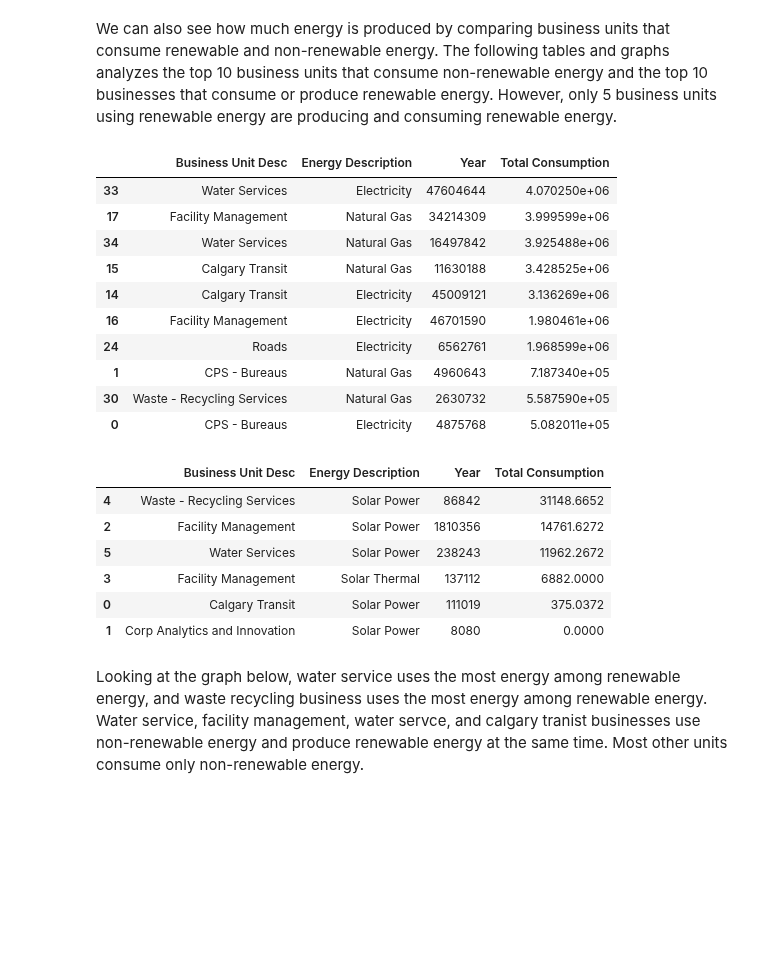
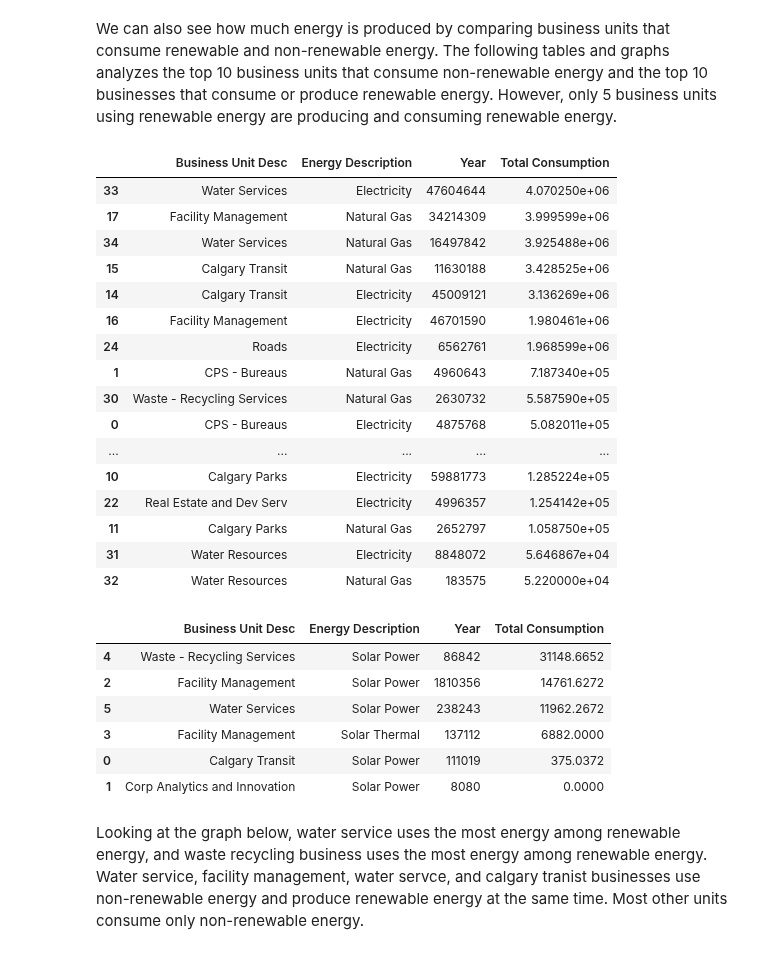
Before and after one commit to deshant19/Corporate-Energy-Consumption-Data-Visualization, a Jupyter notebook: notebooks/Corporate Energy Consumption.ipynb, the cells around one changed output. Saved outputs shown, nothing was run; the diff lists cells and outputs as text; code cells hidden in the pictures; blank space fills up the shorter version.

```diff
--- a/notebooks/Corporate Energy Consumption.ipynb
+++ b/notebooks/Corporate Energy Consumption.ipynb
@@ -454,24 +454,30 @@ We can also see how much energy is produced by comparing business units that con
 # %%
 non_renewable_energy= energydata[(energydata['Energy Description'] == 'Natural Gas') | (energydata['Energy Description'] == 'Electricity')]
 renewable_energy= energydata[(energydata['Energy Description'] == 'Solar Power') | (energydata['Energy Description'] == 'Solar Thermal')]
 # Top 10 Business Unit Desc using Non renewable energy
-grouped_non_renewable_bizunit=non_renewable_energy.groupby(['Business Unit Desc','Energy Description']).sum().reset_index().sort_values('Total Consumption', ascending=[False]).head(10)
+grouped_non_renewable_bizunit=non_renewable_energy.groupby(['Business Unit Desc','Energy Description']).sum().reset_index().sort_values('Total Consumption', ascending=[False]).head(20)
 display(grouped_non_renewable_bizunit)
 # Top 10 Business Unit Desc using renewable energy
-grouped_renewable_bizunit=renewable_energy.groupby(['Business Unit Desc','Energy Description']).sum().reset_index().sort_values('Total Consumption', ascending=[False]).head(10)
+grouped_renewable_bizunit=renewable_energy.groupby(['Business Unit Desc','Energy Description']).sum().reset_index().sort_values('Total Consumption', ascending=[False]).head(20)
 display(grouped_renewable_bizunit)
 # %% [output]
 |  | Business Unit Desc | Energy Description | Year | Total Consumption |
 | 33 | Water Services | Electricity | 47604644 | 4.070250e+06 |
 | 17 | Facility Management | Natural Gas | 34214309 | 3.999599e+06 |
 | 34 | Water Services | Natural Gas | 16497842 | 3.925488e+06 |
 | 15 | Calgary Transit | Natural Gas | 11630188 | 3.428525e+06 |
 | 14 | Calgary Transit | Electricity | 45009121 | 3.136269e+06 |
 | 16 | Facility Management | Electricity | 46701590 | 1.980461e+06 |
 | 24 | Roads | Electricity | 6562761 | 1.968599e+06 |
 | 1 | CPS - Bureaus | Natural Gas | 4960643 | 7.187340e+05 |
 | 30 | Waste - Recycling Services | Natural Gas | 2630732 | 5.587590e+05 |
 | 0 | CPS - Bureaus | Electricity | 4875768 | 5.082011e+05 |
+| ... | ... | ... | ... | ... |
+| 10 | Calgary Parks | Electricity | 59881773 | 1.285224e+05 |
+| 22 | Real Estate and Dev Serv | Electricity | 4996357 | 1.254142e+05 |
+| 11 | Calgary Parks | Natural Gas | 2652797 | 1.058750e+05 |
+| 31 | Water Resources | Electricity | 8848072 | 5.646867e+04 |
+| 32 | Water Resources | Natural Gas | 183575 | 5.220000e+04 |
 |  | Business Unit Desc | Energy Description | Year | Total Consumption |
 | 4 | Waste - Recycling Services | Solar Power | 86842 | 31148.6652 |
 | 2 | Facility Management | Solar Power | 1810356 | 14761.6272 |
```
